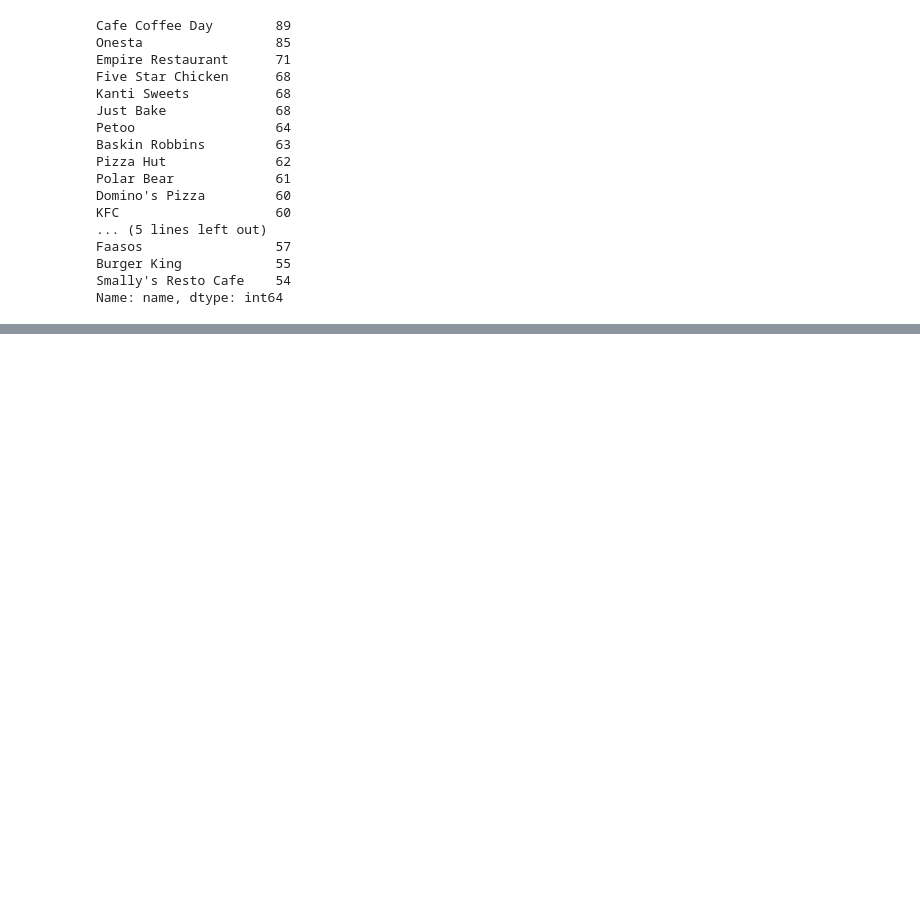
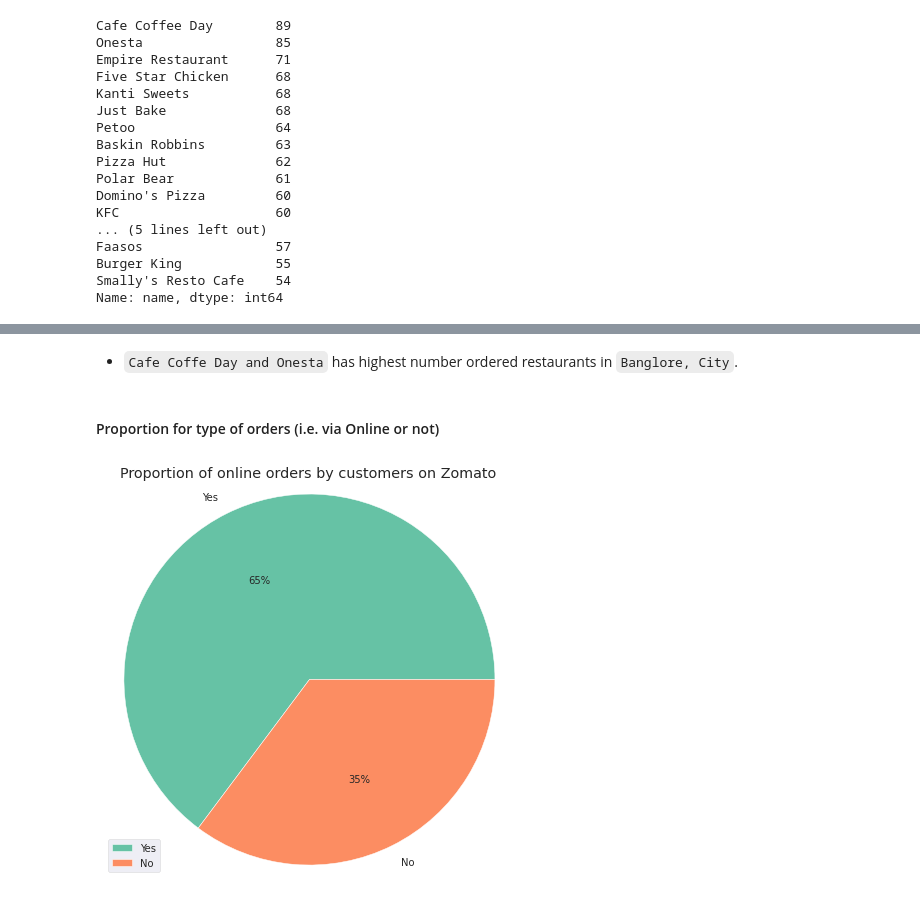
Before and after one commit to karan842/zomato-restaurants-analysis, a Jupyter notebook: zomato-restaurant-analysis.ipynb, the cells around one changed output, grey strips where cells are left out. Drawn from its saved outputs; the diff is of its cells as text; code cells hidden in the pictures; blank space fills up the shorter version.

```diff
--- a/zomato-restaurant-analysis.ipynb
+++ b/zomato-restaurant-analysis.ipynb
@@ -244,0 +245,18 @@ sns.countplot(y='name', data=df, order=top_20_restaurants.index,palette='Set2')
+# %% [markdown]
+- `Cafe Coffe Day and Onesta` has highest number ordered restaurants in `Banglore, City`.
+# %% [markdown]
+#### Proportion for type of orders (i.e. via Online or not)
+# %%
+plt.subplots(figsize=(6, 6))
+palette_color = sns.color_palette('Set2')
+fig = plt.pie(df.online_order.value_counts(),
+       labels = df.online_order.value_counts().index,
+       colors=palette_color,
+       autopct='%.0f%%')
+plt.legend(fig,labels=df.online_order.value_counts().index, loc="best",fontsize='medium')
+plt.title('Proportion of online orders by customers on Zomato')
+plt.axis('equal')
+plt.tight_layout()
+plt.show()
+# %% [output]
+[figure, added]
```
Also changed, not shown: parts of 2 cells of this notebook.
